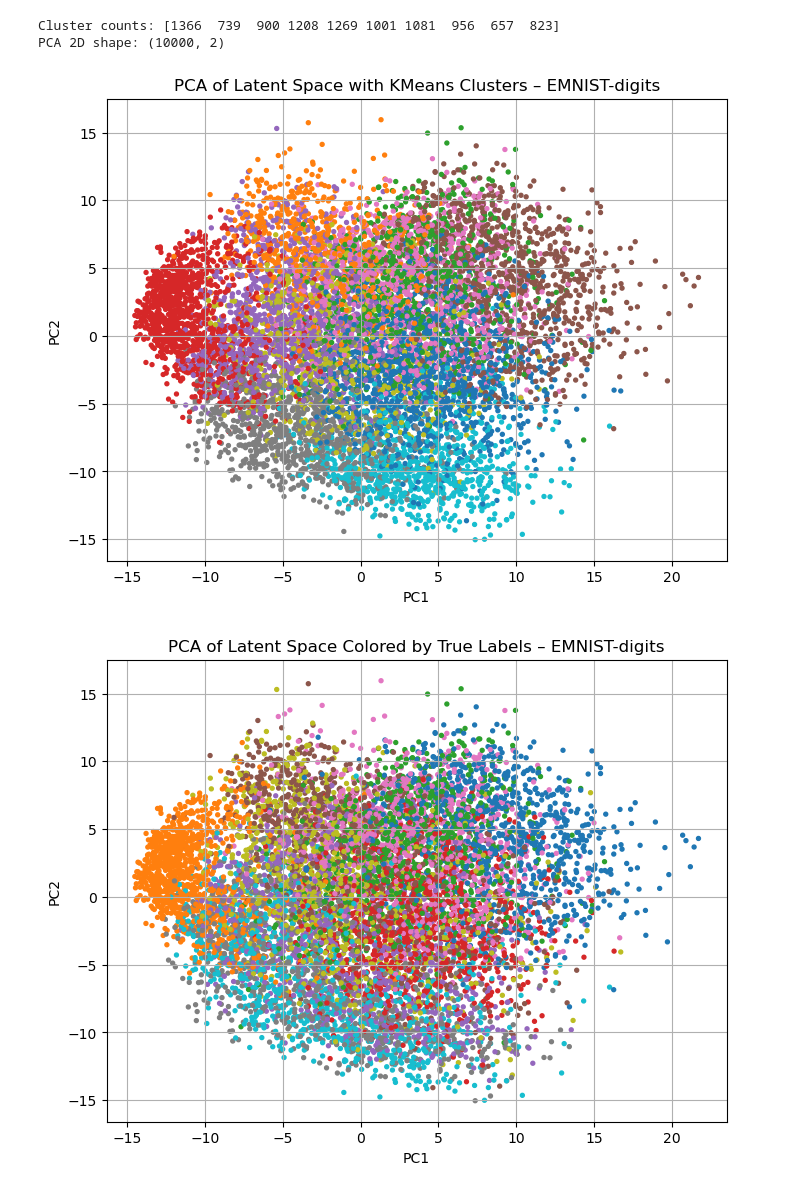
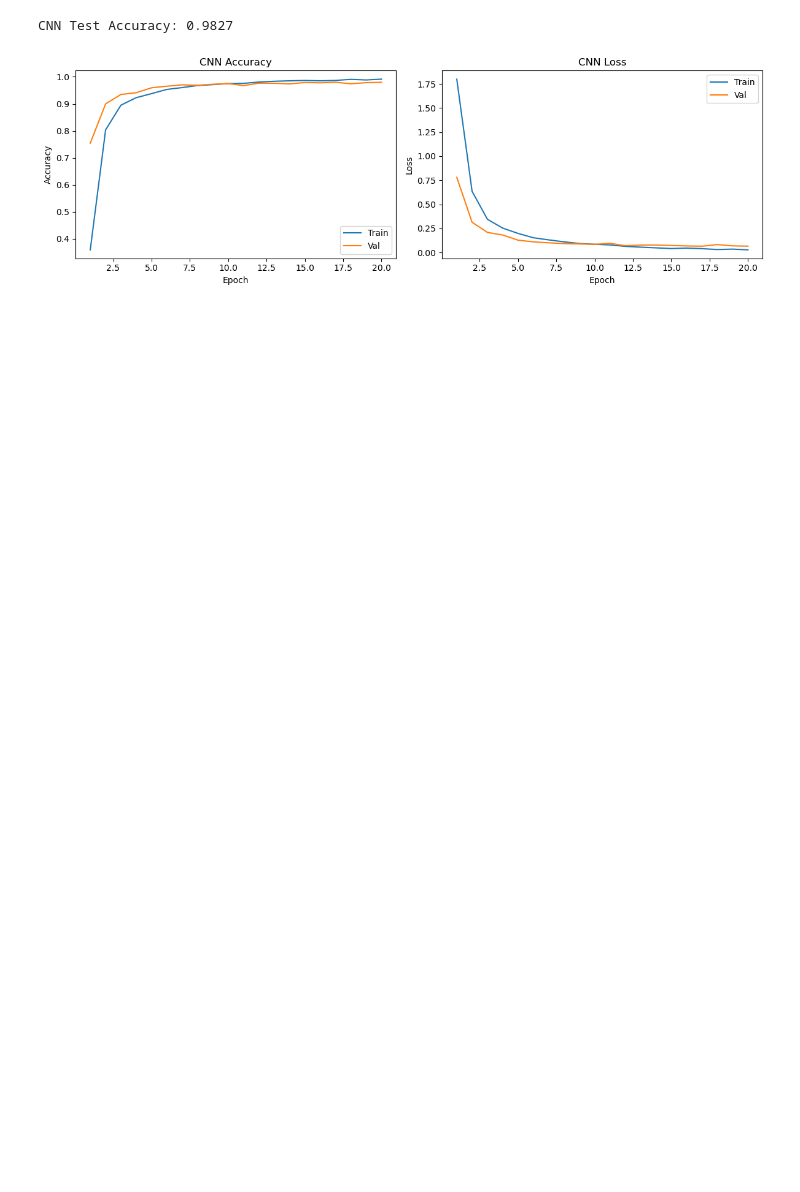
Before and after one commit to samin99kc/NeuralNetwork, a Jupyter notebook: human Activity.ipynb, the cells around one changed output. Cells and saved outputs as stored; diff of their text form; code cells hidden in the pictures; blank space fills up the shorter version.

```diff
--- a/human Activity.ipynb
+++ b/human Activity.ipynb
@@ -418,45 +328,29 @@ Latent Z_train: (239999, 32)
 # %%
-# ===================================================
-#  PCA + KMeans on latent space (clustering)
-# ===================================================
+cnn_loss, cnn_acc = cnn.evaluate(X_test, y_test_cat, verbose=0)
+print(f"CNN Test Accuracy: {cnn_acc:.4f}")
 
-# For visualisation, you can subsample if huge:
-max_points = 10000
-if Z_train.shape[0] > max_points:
-    idx = np.random.choice(Z_train.shape[0], max_points, replace=False)
-    Z_used = Z_train[idx]
-    y_used = y_train[idx]
-else:
-    Z_used = Z_train
-    y_used = y_train
+epochs = range(1, len(history_cnn.history["loss"]) + 1)
 
-# KMeans clustering
-kmeans = KMeans(n_clusters=num_classes, n_init=10, random_state=42)
-cluster_labels = kmeans.fit_predict(Z_used)
-print("Cluster counts:", np.bincount(cluster_labels))
+plt.figure(figsize=(12,4))
 
-# PCA to 2D
-pca = PCA(n_components=2, random_state=42)
-Z_2d = pca.fit_transform(Z_used)
-print("PCA 2D shape:", Z_2d.shape)
+plt.subplot(1,2,1)
+plt.plot(epochs, history_cnn.history["accuracy"], label="Train")
+plt.plot(epochs, history_cnn.history["val_accuracy"], label="Val")
+plt.title("CNN Accuracy")
+plt.xlabel("Epoch")
+plt.ylabel("Accuracy")
+plt.legend()
 
-# Plot by cluster label
-plt.figure(figsize=(8,6))
-plt.scatter(Z_2d[:,0], Z_2d[:,1], c=cluster_labels, s=8, cmap="tab10")
-plt.xlabel("PC1"); plt.ylabel("PC2")
-plt.title(f"PCA of Latent Space with KMeans Clusters – EMNIST-{VARIANT}")
-plt.grid(True)
+plt.subplot(1,2,2)
+plt.plot(epochs, history_cnn.history["loss"], label="Train")
+plt.plot(epochs, history_cnn.history["val_loss"], label="Val")
+plt.title("CNN Loss")
+plt.xlabel("Epoch")
+plt.ylabel("Loss")
+plt.legend()
+
+plt.tight_layout()
 plt.show()
-
-# Plot by TRUE digit label
-plt.figure(figsize=(8,6))
-plt.scatter(Z_2d[:,0], Z_2d[:,1], c=y_used, s=8, cmap="tab10")
-plt.xlabel("PC1"); plt.ylabel("PC2")
-plt.title(f"PCA of Latent Space Colored by True Labels – EMNIST-{VARIANT}")
-plt.grid(True)
-plt.show()
 # %% [output]
-Cluster counts: [1366  739  900 1208 1269 1001 1081  956  657  823]
-PCA 2D shape: (10000, 2)
+CNN Test Accuracy: 0.9827
-[figure, old version]
+[figure, new version]
-[figure, removed]
```
Also changed, not shown: parts of 21 cells of this notebook.
